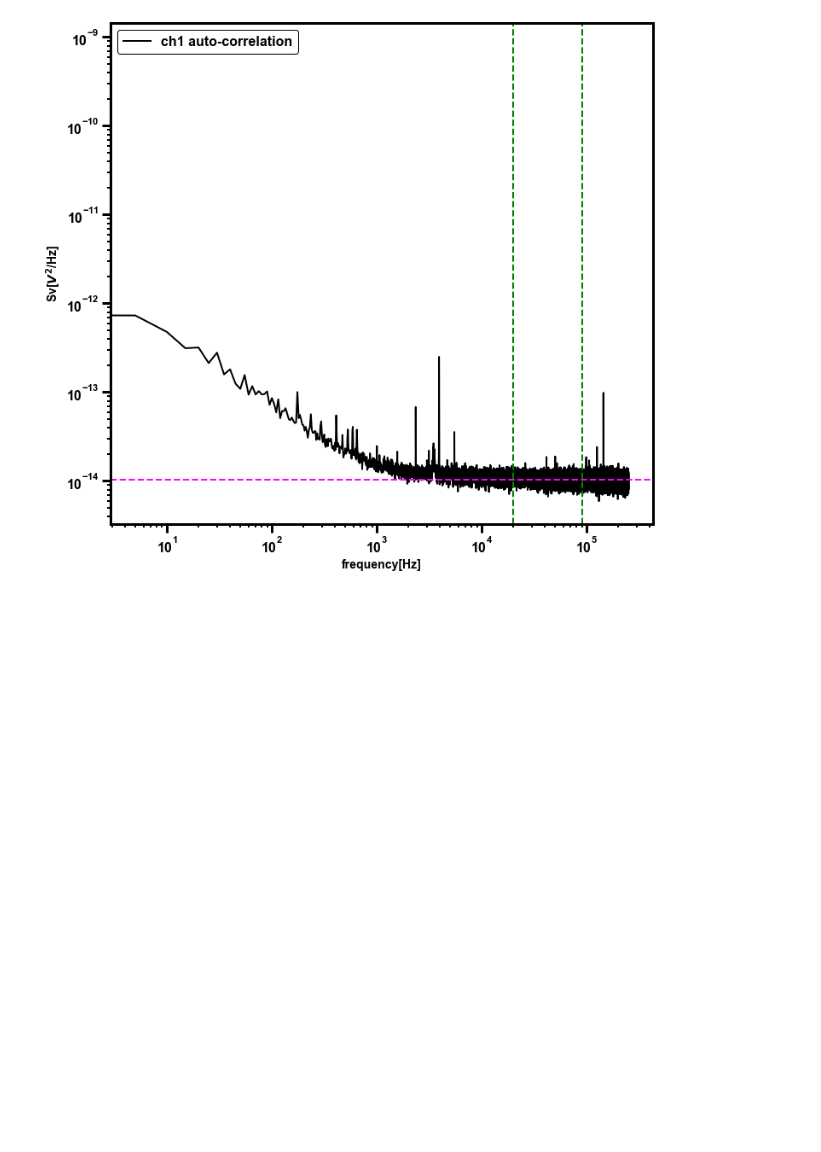
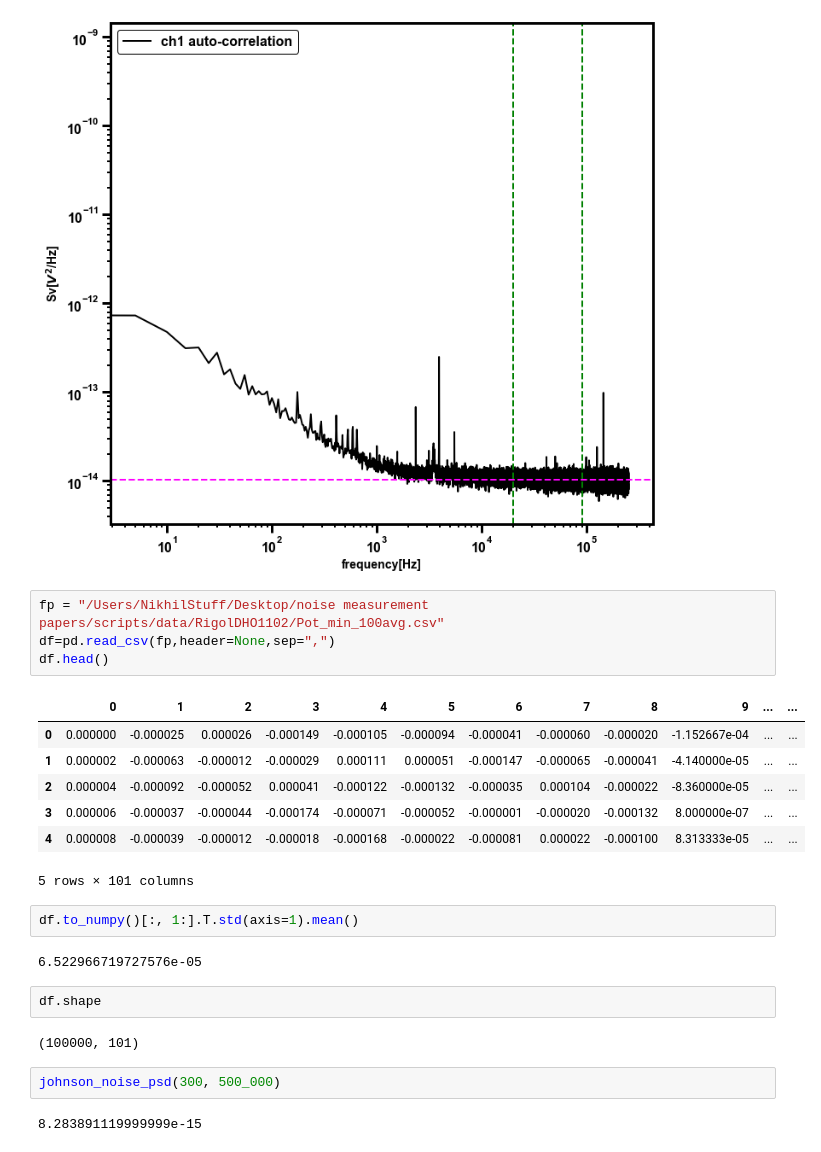
Before and after one commit to NikhilTilak/scripts, a Jupyter notebook: noise.ipynb, the cells around one changed output. Cells and saved outputs as stored; diff of their text form; blank space fills up the shorter version.

Commit message:
Added thursday measurements

```diff
--- a/noise.ipynb
+++ b/noise.ipynb
@@ -332,3 +344,27 @@ plt.show()
 Sampling frequency is 500000.0 Hz
 500KOhm_100avg = 1.0424492269636064e-14 between 20000 and 90000 Hz
 [figure]
+# %%
+fp = "/Users/NikhilStuff/Desktop/noise measurement papers/scripts/data/RigolDHO1102/Pot_min_100avg.csv"
+df=pd.read_csv(fp,header=None,sep=",")
+df.head()
+# %% [output]
+|  | 0 | 1 | 2 | 3 | 4 | 5 | 6 | 7 | 8 | 9 | ... | ... |
+| 0 | 0.000000 | -0.000025 | 0.000026 | -0.000149 | -0.000105 | -0.000094 | -0.000041 | -0.000060 | -0.000020 | -1.152667e-04 | ... | ... |
+| 1 | 0.000002 | -0.000063 | -0.000012 | -0.000029 | 0.000111 | 0.000051 | -0.000147 | -0.000065 | -0.000041 | -4.140000e-05 | ... | ... |
+| 2 | 0.000004 | -0.000092 | -0.000052 | 0.000041 | -0.000122 | -0.000132 | -0.000035 | 0.000104 | -0.000022 | -8.360000e-05 | ... | ... |
+| 3 | 0.000006 | -0.000037 | -0.000044 | -0.000174 | -0.000071 | -0.000052 | -0.000001 | -0.000020 | -0.000132 | 8.000000e-07 | ... | ... |
+| 4 | 0.000008 | -0.000039 | -0.000012 | -0.000018 | -0.000168 | -0.000022 | -0.000081 | 0.000022 | -0.000100 | 8.313333e-05 | ... | ... |
+5 rows × 101 columns
+# %%
+df.to_numpy()[:, 1:].T.std(axis=1).mean()
+# %% [output]
+6.522966719727576e-05
+# %%
+df.shape
+# %% [output]
+(100000, 101)
+# %%
+johnson_noise_psd(300, 500_000)
+# %% [output]
+8.283891119999999e-15
```
Also changed, not shown: parts of 3 cells of this notebook, 1 other file.
